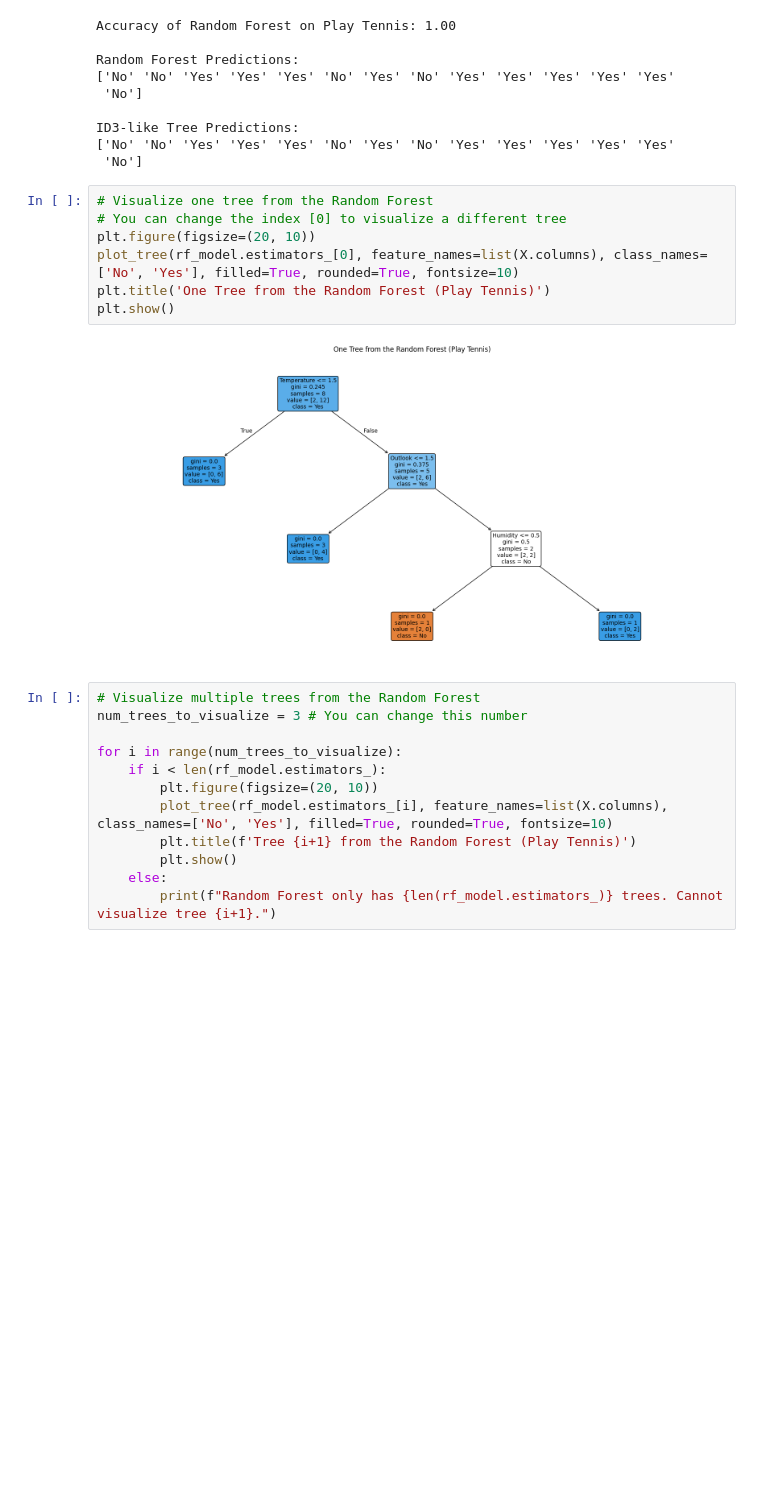
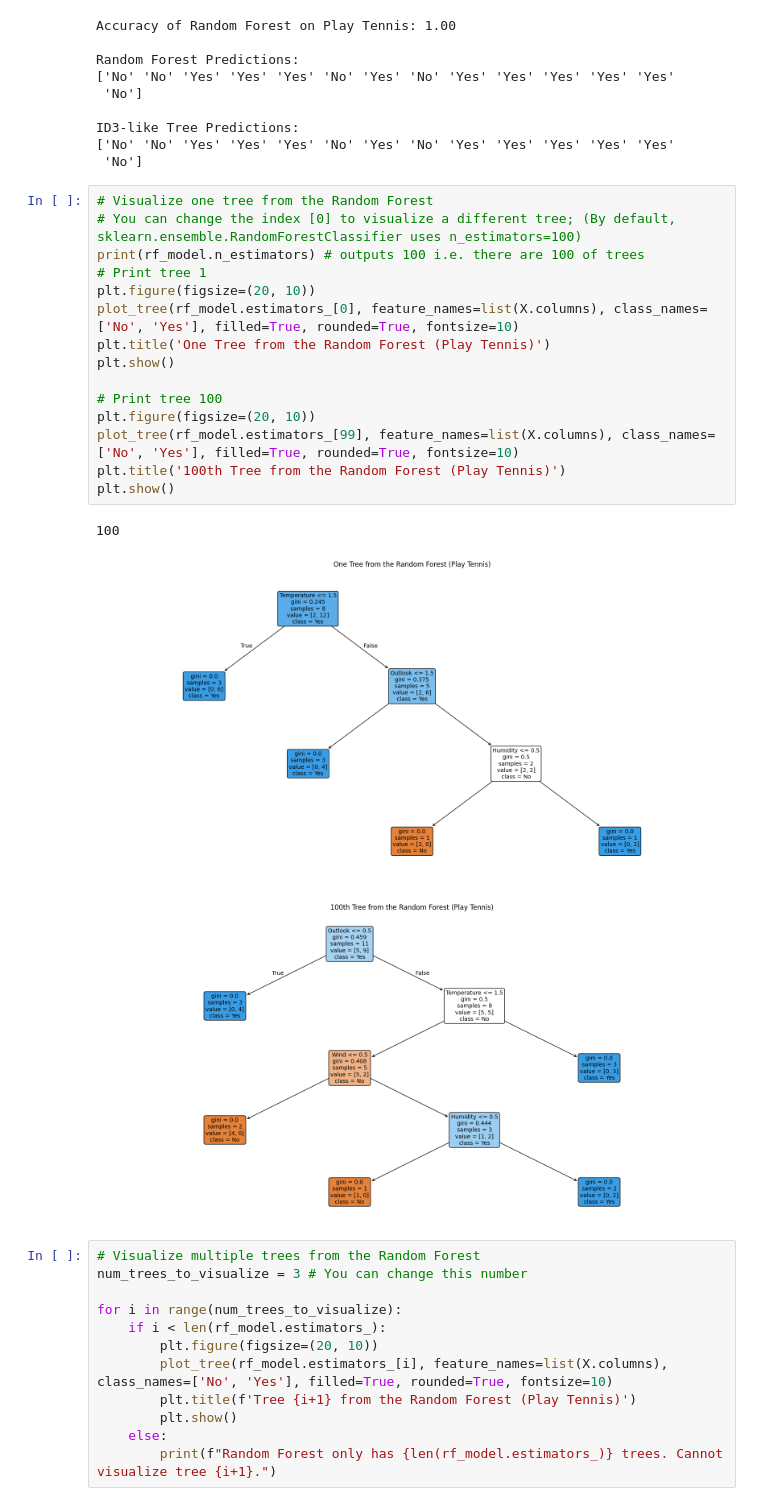
Before and after one commit to silwalprabin/data-mining-and-machine-learning, a Jupyter notebook: W5_5.ipynb, the cells around one changed output. Drawn from its saved outputs; the diff is of its cells as text; blank space fills up the shorter version.

```diff
--- a/W5_5.ipynb
+++ b/W5_5.ipynb
@@ -476,13 +485,23 @@ ID3-like Tree Predictions:
  'No']
 # %%
 # Visualize one tree from the Random Forest
-# You can change the index [0] to visualize a different tree
+# You can change the index [0] to visualize a different tree; (By default, sklearn.ensemble.RandomForestClassifier uses n_estimators=100)
+print(rf_model.n_estimators) # outputs 100 i.e. there are 100 of trees
+# Print tree 1
 plt.figure(figsize=(20, 10))
 plot_tree(rf_model.estimators_[0], feature_names=list(X.columns), class_names=['No', 'Yes'], filled=True, rounded=True, fontsize=10)
 plt.title('One Tree from the Random Forest (Play Tennis)')
 plt.show()
+
+# Print tree 100
+plt.figure(figsize=(20, 10))
+plot_tree(rf_model.estimators_[99], feature_names=list(X.columns), class_names=['No', 'Yes'], filled=True, rounded=True, fontsize=10)
+plt.title('100th Tree from the Random Forest (Play Tennis)')
+plt.show()
 # %% [output]
+100
 [figure]
+[figure, added]
 # %%
 # Visualize multiple trees from the Random Forest
 num_trees_to_visualize = 3 # You can change this number
```
Also changed, not shown: parts of 2 cells of this notebook.
